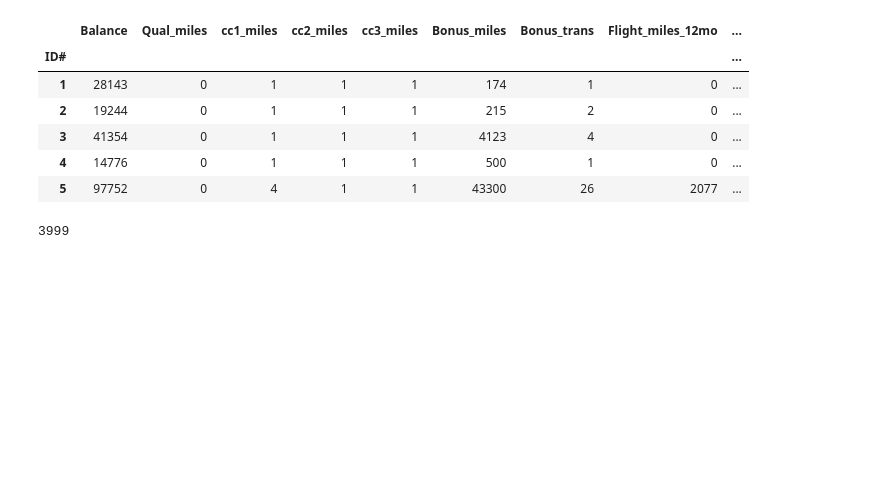
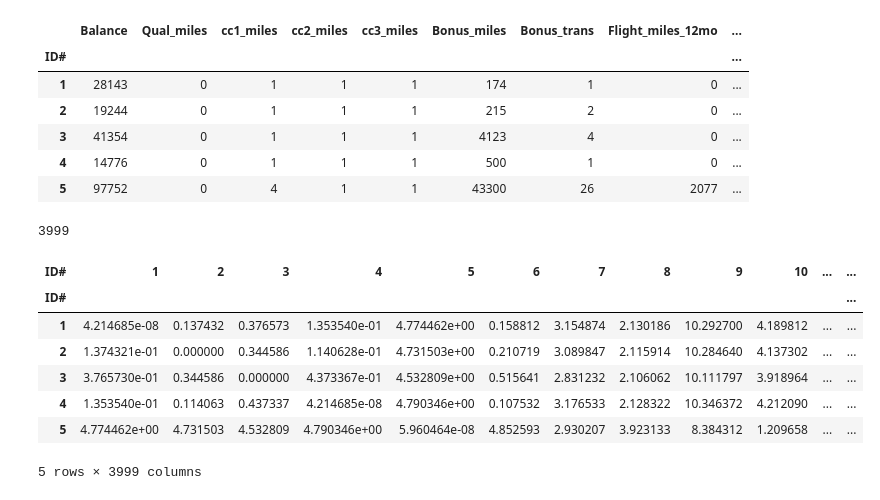
Before and after one commit to Damilare1989/Business-Analytics-Exercises, a Jupyter notebook: Chap15_4.ipynb, the cells around one changed output. Saved outputs shown, nothing was run; the diff lists cells and outputs as text; code cells hidden in the pictures; blank space fills up the shorter version.

```diff
--- a/Chap15_4.ipynb
+++ b/Chap15_4.ipynb
@@ -28,3 +29,19 @@ ewa.head()
 len(ewa)
 # %% [output]
 3999
+# %%
+# scikit-learn uses population standard deviation
+ewa_df_norm = ewa.apply(preprocessing.scale, axis=0)
+
+# compute normalized distance based on Sales and Fuel Cost
+d_norm = pairwise.pairwise_distances(ewa_df_norm, metric='euclidean')
+pd.DataFrame(d_norm, columns=ewa.index, index=ewa.index).head(5)
+# %% [output]
+| ID# | 1 | 2 | 3 | 4 | 5 | 6 | 7 | 8 | 9 | 10 | ... | ... |
+| ID# |  |  |  |  |  |  |  |  |  |  |  | ... |
+| 1 | 4.214685e-08 | 0.137432 | 0.376573 | 1.353540e-01 | 4.774462e+00 | 0.158812 | 3.154874 | 2.130186 | 10.292700 | 4.189812 | ... | ... |
+| 2 | 1.374321e-01 | 0.000000 | 0.344586 | 1.140628e-01 | 4.731503e+00 | 0.210719 | 3.089847 | 2.115914 | 10.284640 | 4.137302 | ... | ... |
+| 3 | 3.765730e-01 | 0.344586 | 0.000000 | 4.373367e-01 | 4.532809e+00 | 0.515641 | 2.831232 | 2.106062 | 10.111797 | 3.918964 | ... | ... |
+| 4 | 1.353540e-01 | 0.114063 | 0.437337 | 4.214685e-08 | 4.790346e+00 | 0.107532 | 3.176533 | 2.128322 | 10.346372 | 4.212090 | ... | ... |
+| 5 | 4.774462e+00 | 4.731503 | 4.532809 | 4.790346e+00 | 5.960464e-08 | 4.852593 | 2.930207 | 3.923133 | 8.384312 | 1.209658 | ... | ... |
+5 rows × 3999 columns
```
Also changed, not shown: parts of 17 cells of this notebook.
